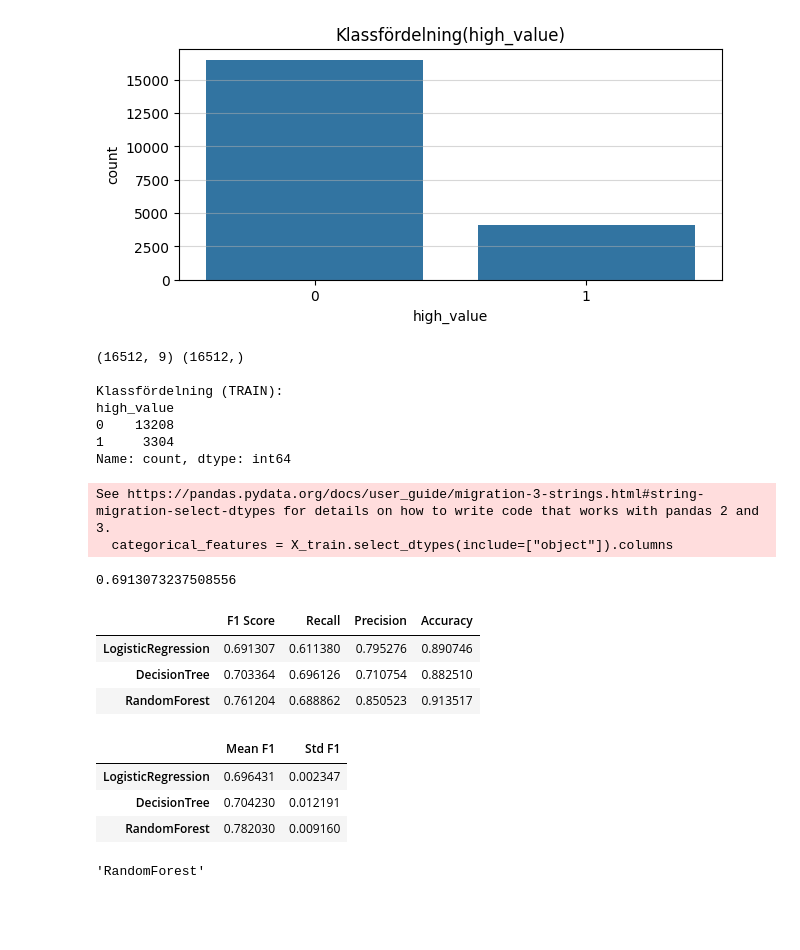
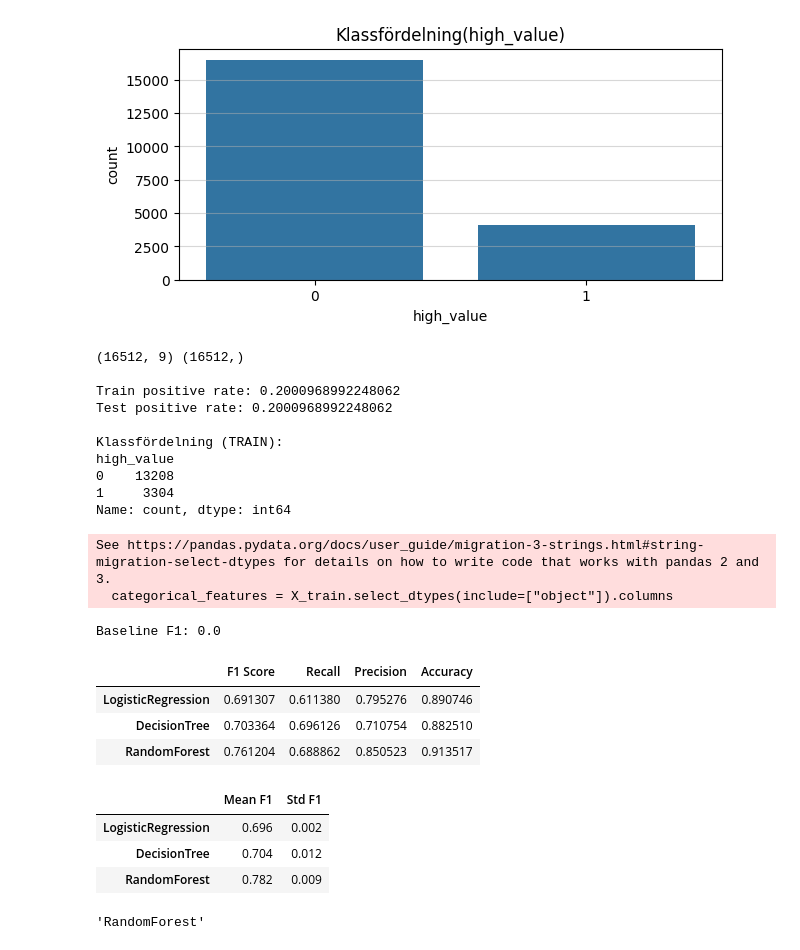
Before and after one commit to janekrajt-tech/ML_Uppgift_Jan_Rajt, a Jupyter notebook: ML_Uppgift1_Jan_Rajt.ipynb, the cells around one changed output. Cells and saved outputs as stored; diff of their text form; code cells hidden in the pictures; blank space fills up the shorter version.

Commit message:
update - grid utv + test

```diff
--- a/ML_Uppgift1_Jan_Rajt.ipynb
+++ b/ML_Uppgift1_Jan_Rajt.ipynb
@@ -134,10 +134,15 @@ X_train, X_test, y_train, y_test = train_test_split(
 )
 
 print(X_train.shape, y_train.shape)
+print("\nTrain positive rate:", y_train.mean())
+print("Test positive rate:", y_test.mean())
 print('\nKlassfördelning (TRAIN):')
 print(y_train.value_counts())
 # %% [output]
 (16512, 9) (16512,)
+
+Train positive rate: 0.2000968992248062
+Test positive rate: 0.2000968992248062
 
 Klassfördelning (TRAIN):
 high_value
@@ -166,15 +171,21 @@ preprocessor = ColumnTransformer([
 See https://pandas.pydata.org/docs/user_guide/migration-3-strings.html#string-migration-select-dtypes for details on how to write code that works with pandas 2 and 3.
   categorical_features = X_train.select_dtypes(include=["object"]).columns
 # %%
-baseline_model = Pipeline([
-    ('preprocessing', preprocessor),
-    ('model', LogisticRegression(max_iter=2000))
+baseline = Pipeline([
+    ('preprocessing',preprocessor),
+    ('model', DummyClassifier(strategy='most_frequent'))
 ])
-baseline_model.fit(X_train, y_train)
-y_pred = baseline_model.predict(X_test)
-f1_score(y_test,y_pred)
+baseline_scores = cross_val_score(
+    baseline,
+    X_train,
+    y_train,
+    cv=5,
+    scoring="f1"
+)
+
+print("Baseline F1:", baseline_scores.mean())
 # %% [output]
-0.6913073237508556
+Baseline F1: 0.0
 # %%
 numeric_pipeline_tree = Pipeline([
     ('imputer', SimpleImputer(strategy='median'))
@@ -231,28 +242,28 @@ results_df
 # %%
 cv = StratifiedKFold(n_splits=3,shuffle=True,random_state=42)
 cv_results = {}
 for name, model in models.items():
     scores= cross_val_score(
         model,
         X_train,
         y_train,
         cv=cv,
         scoring='f1'
     )
 
     cv_results[name] = {
-        'Mean F1': scores.mean(),
-        'Std F1': scores.std()
+        'Mean F1': scores.mean().round(3),
+        'Std F1': scores.std().round(3)
 }
 
 cv_results_df = pd.DataFrame(cv_results).T
 cv_results_df.sort_values('Mean F1', ascending=False)
 display(cv_results_df)
 # %% [output]
 |  | Mean F1 | Std F1 |
-| LogisticRegression | 0.696431 | 0.002347 |
-| DecisionTree | 0.704230 | 0.012191 |
-| RandomForest | 0.782030 | 0.009160 |
+| LogisticRegression | 0.696 | 0.002 |
+| DecisionTree | 0.704 | 0.012 |
+| RandomForest | 0.782 | 0.009 |
 # %%
 cv_results_df['Best Score'] = (
     cv_results_df['Mean F1'] - cv_results_df['Std F1']
```
Also changed, not shown: parts of 4 cells of this notebook.
